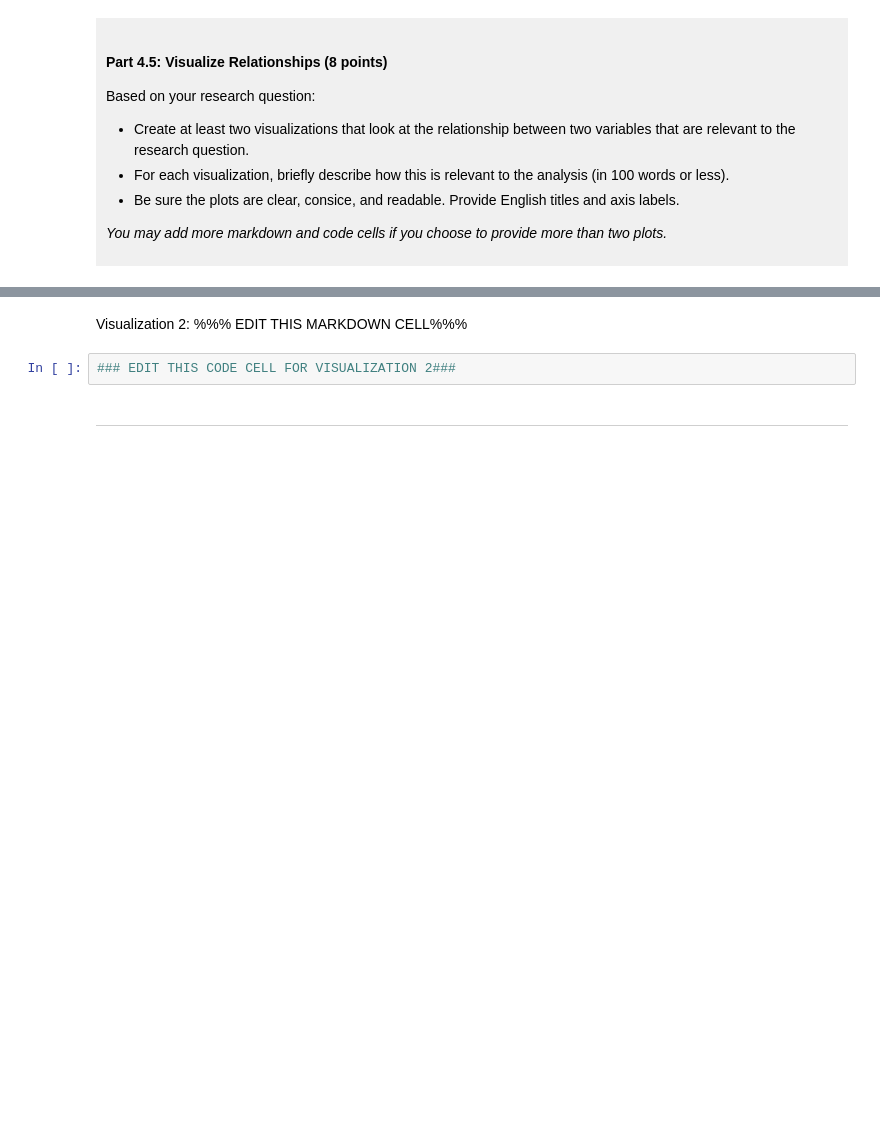
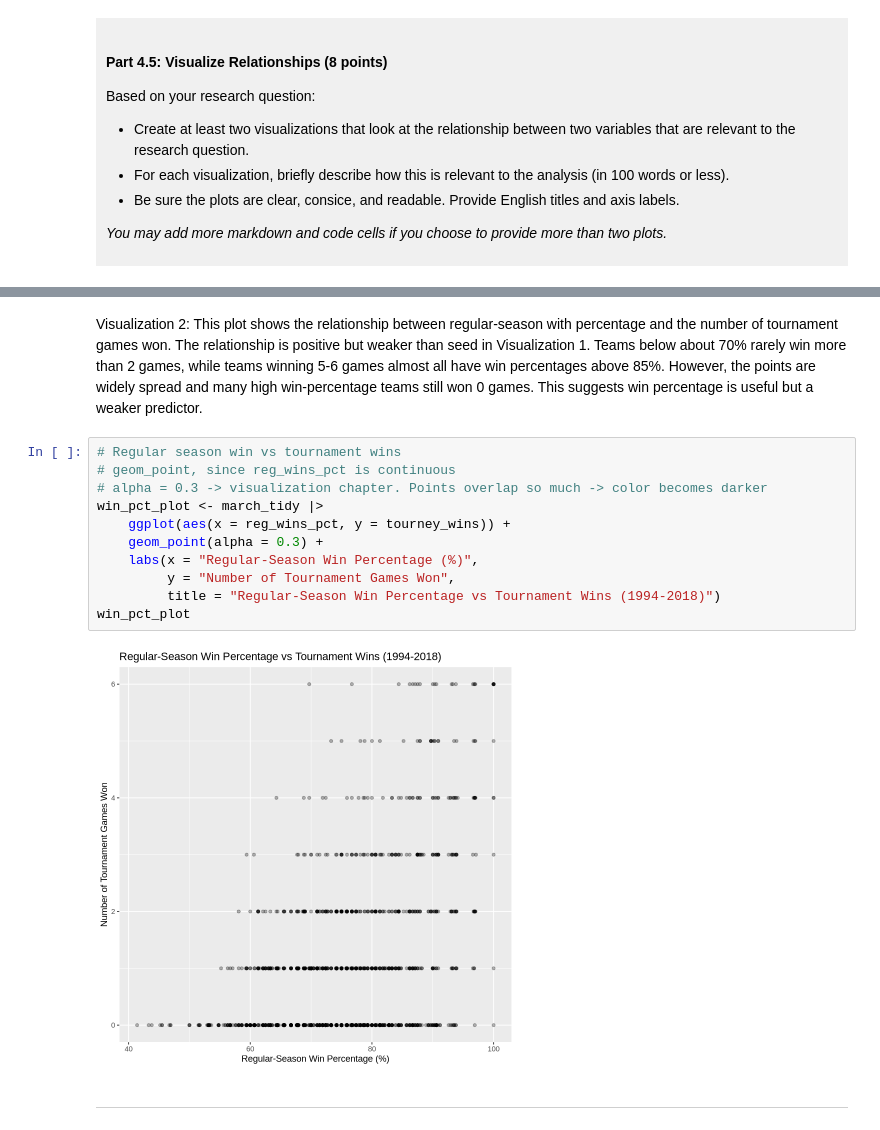
Before and after one commit to syang141/dsci-100-project-seokwon-yang, a Jupyter notebook: dsci-100-project-notebook.ipynb, the cells around one changed output, grey strips where cells are left out. Saved outputs shown, nothing was run; the diff lists cells and outputs as text; blank space fills up the shorter version.

```diff
--- a/dsci-100-project-notebook.ipynb
+++ b/dsci-100-project-notebook.ipynb
@@ -323,7 +437,18 @@ Visualization 1: %%% EDIT THIS MARKDOWN CELL%%%
 # %% [markdown]
-Visualization 2: %%% EDIT THIS MARKDOWN CELL%%%
+Visualization 2: This plot shows the relationship between regular-season with percentage and the number of tournament games won. The relationship is positive but weaker than seed in Visualization 1. Teams below about 70% rarely win more than 2 games, while teams winning 5-6 games almost all have win percentages above 85%. However, the points are widely spread and many high win-percentage teams still won 0 games. This suggests win percentage is useful but a weaker predictor.
 # %%
-### EDIT THIS CODE CELL FOR VISUALIZATION 2###
+# Regular season win vs tournament wins
+# geom_point, since reg_wins_pct is continuous
+# alpha = 0.3 -> visualization chapter. Points overlap so much -> color becomes darker
+win_pct_plot <- march_tidy |>
+    ggplot(aes(x = reg_wins_pct, y = tourney_wins)) +
+    geom_point(alpha = 0.3) +
+    labs(x = "Regular-Season Win Percentage (%)",
+         y = "Number of Tournament Games Won",
+         title = "Regular-Season Win Percentage vs Tournament Wins (1994-2018)")
+win_pct_plot
+# %% [output]
+[figure, added]
 # %% [markdown]
 ------
 # %% [markdown]
```
Also changed, not shown: parts of 9 cells of this notebook.
